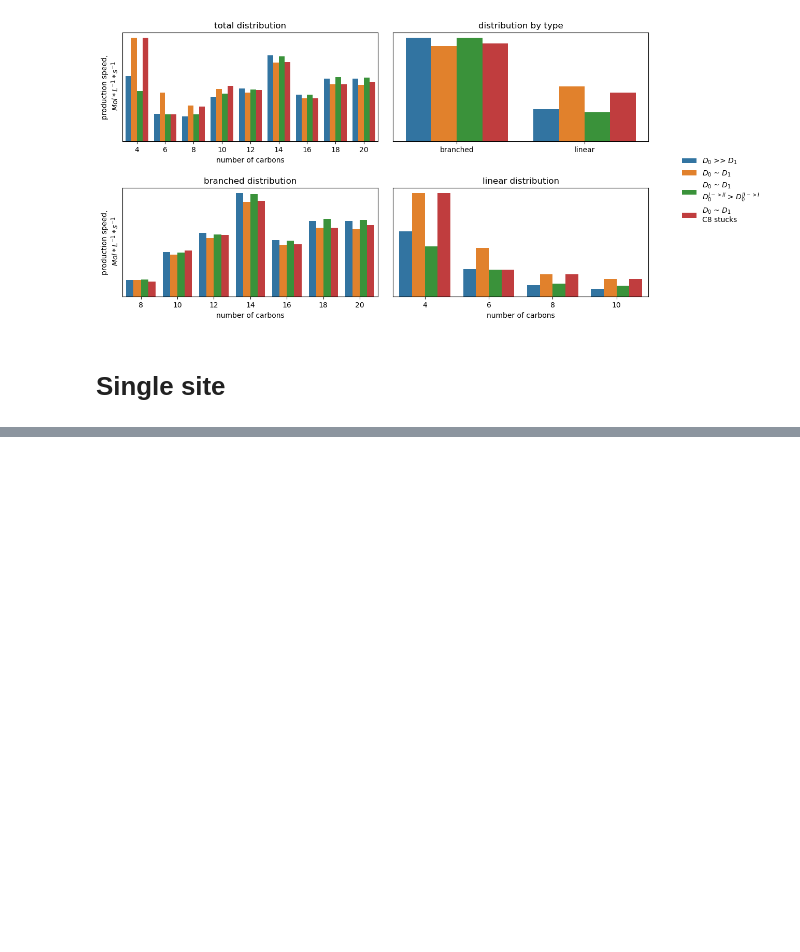
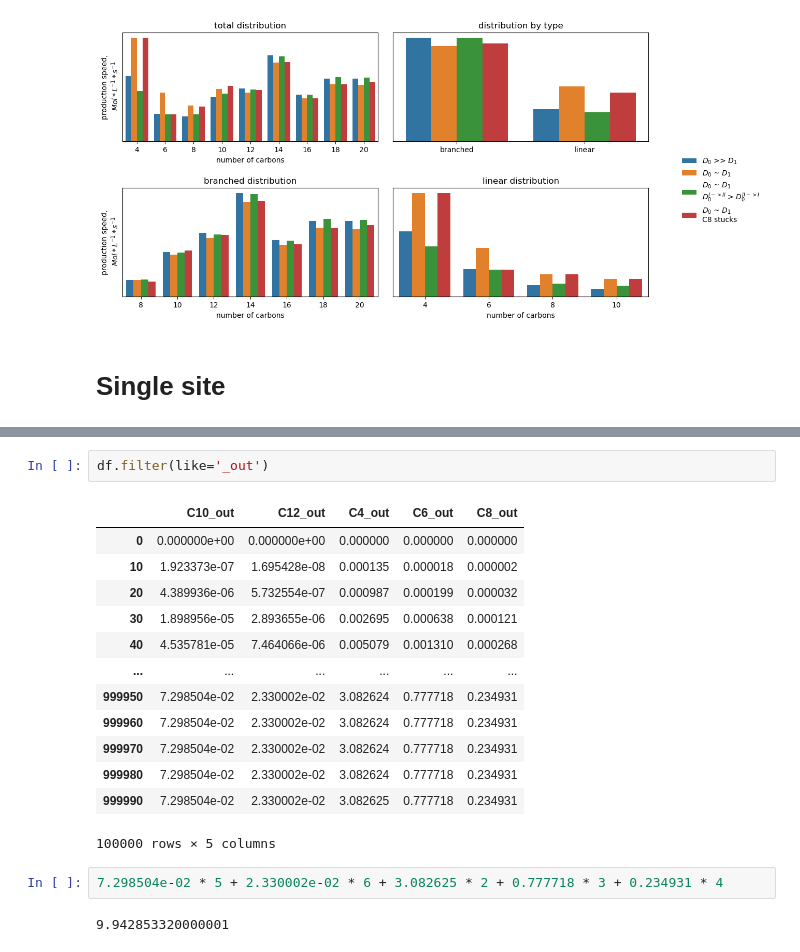
Before and after one commit to aleksandravdoshin/reactor_model, a Jupyter notebook: Oligomerization_example.ipynb, the cells around one changed output, grey strips where cells are left out. Saved outputs shown, nothing was run; the diff lists cells and outputs as text; blank space fills up the shorter version.

```diff
--- a/Oligomerization_example.ipynb
+++ b/Oligomerization_example.ipynb
@@ -700,0 +777,20 @@ for i,j in zip(reactions, combinations):
+# %%
+df.filter(like='_out')
+# %% [output]
+|  | C10_out | C12_out | C4_out | C6_out | C8_out |
+| 0 | 0.000000e+00 | 0.000000e+00 | 0.000000 | 0.000000 | 0.000000 |
+| 10 | 1.923373e-07 | 1.695428e-08 | 0.000135 | 0.000018 | 0.000002 |
+| 20 | 4.389936e-06 | 5.732554e-07 | 0.000987 | 0.000199 | 0.000032 |
+| 30 | 1.898956e-05 | 2.893655e-06 | 0.002695 | 0.000638 | 0.000121 |
+| 40 | 4.535781e-05 | 7.464066e-06 | 0.005079 | 0.001310 | 0.000268 |
+| ... | ... | ... | ... | ... | ... |
+| 999950 | 7.298504e-02 | 2.330002e-02 | 3.082624 | 0.777718 | 0.234931 |
+| 999960 | 7.298504e-02 | 2.330002e-02 | 3.082624 | 0.777718 | 0.234931 |
+| 999970 | 7.298504e-02 | 2.330002e-02 | 3.082624 | 0.777718 | 0.234931 |
+| 999980 | 7.298504e-02 | 2.330002e-02 | 3.082624 | 0.777718 | 0.234931 |
+| 999990 | 7.298504e-02 | 2.330002e-02 | 3.082625 | 0.777718 | 0.234931 |
+100000 rows × 5 columns
+# %%
+7.298504e-02 * 5 + 2.330002e-02 * 6 + 3.082625 * 2 + 0.777718 * 3 + 0.234931 * 4
+# %% [output]
+9.942853320000001
```
Also changed, not shown: parts of 8 cells of this notebook, 2 other files.
